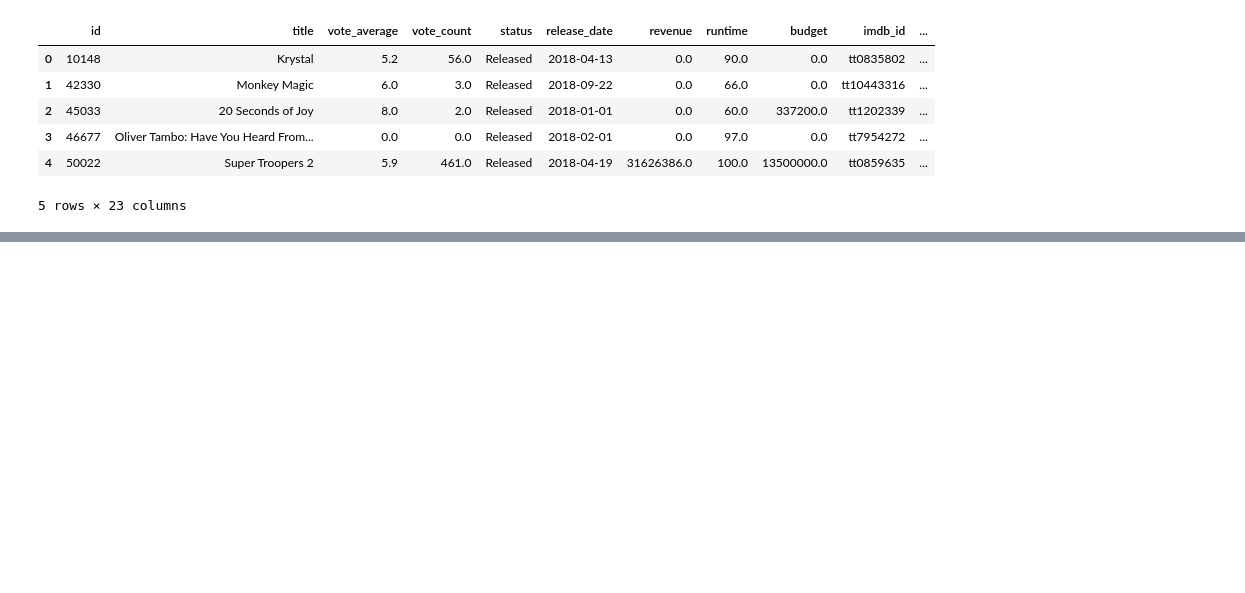
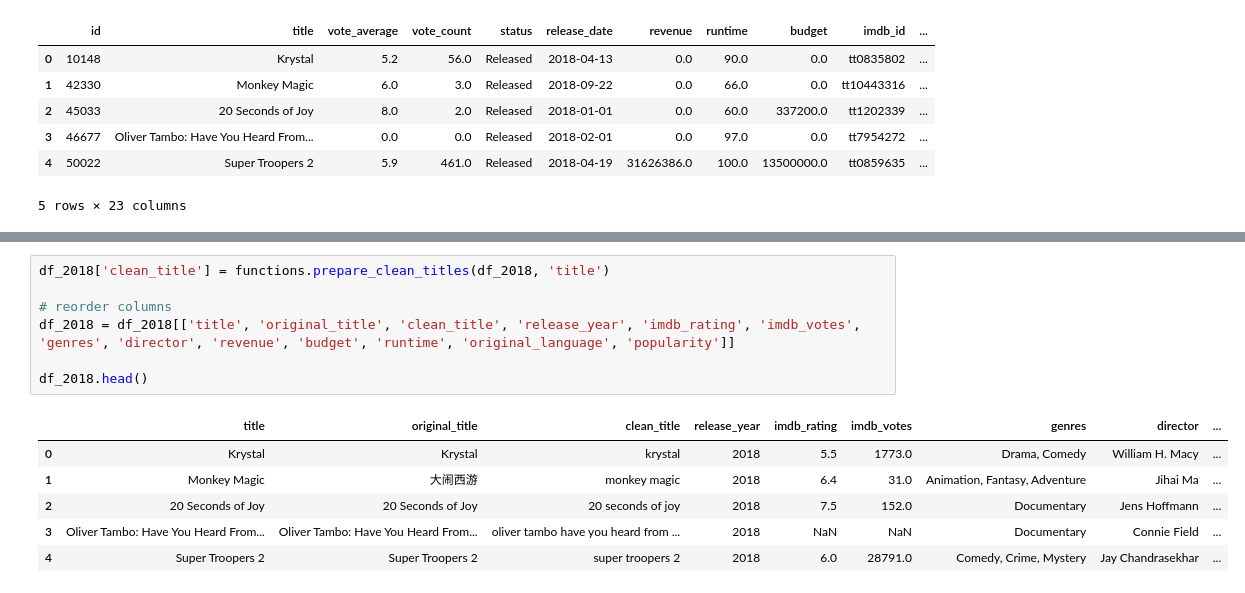
Before and after one commit to bruhu/film-sentiment-analysis, a Jupyter notebook: notebooks/tmdb_data.ipynb, the cells around one changed output, grey strips where cells are left out. Drawn from its saved outputs; the diff is of its cells as text; blank space fills up the shorter version.

```diff
--- a/notebooks/tmdb_data.ipynb
+++ b/notebooks/tmdb_data.ipynb
@@ -200,0 +204,14 @@ df_2018.head()
+# %%
+df_2018['clean_title'] = functions.prepare_clean_titles(df_2018, 'title')
+
+# reorder columns
+df_2018 = df_2018[['title', 'original_title', 'clean_title', 'release_year', 'imdb_rating', 'imdb_votes', 'genres', 'director', 'revenue', 'budget', 'runtime', 'original_language', 'popularity']]
+
+df_2018.head()
+# %% [output]
+|  | title | original_title | clean_title | release_year | imdb_rating | imdb_votes | genres | director | ... |
+| 0 | Krystal | Krystal | krystal | 2018 | 5.5 | 1773.0 | Drama, Comedy | William H. Macy | ... |
+| 1 | Monkey Magic | 大闹西游 | monkey magic | 2018 | 6.4 | 31.0 | Animation, Fantasy, Adventure | Jihai Ma | ... |
+| 2 | 20 Seconds of Joy | 20 Seconds of Joy | 20 seconds of joy | 2018 | 7.5 | 152.0 | Documentary | Jens Hoffmann | ... |
+| 3 | Oliver Tambo: Have You Heard From... | Oliver Tambo: Have You Heard From... | oliver tambo have you heard from ... | 2018 | NaN | NaN | Documentary | Connie Field | ... |
+| 4 | Super Troopers 2 | Super Troopers 2 | super troopers 2 | 2018 | 6.0 | 28791.0 | Comedy, Crime, Mystery | Jay Chandrasekhar | ... |
```
Also changed, not shown: parts of 2 cells of this notebook.
